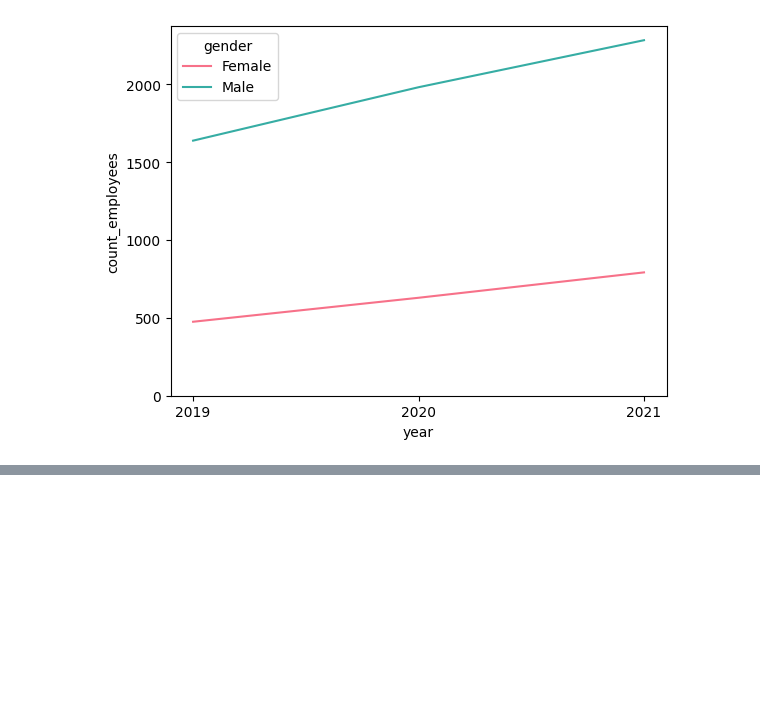
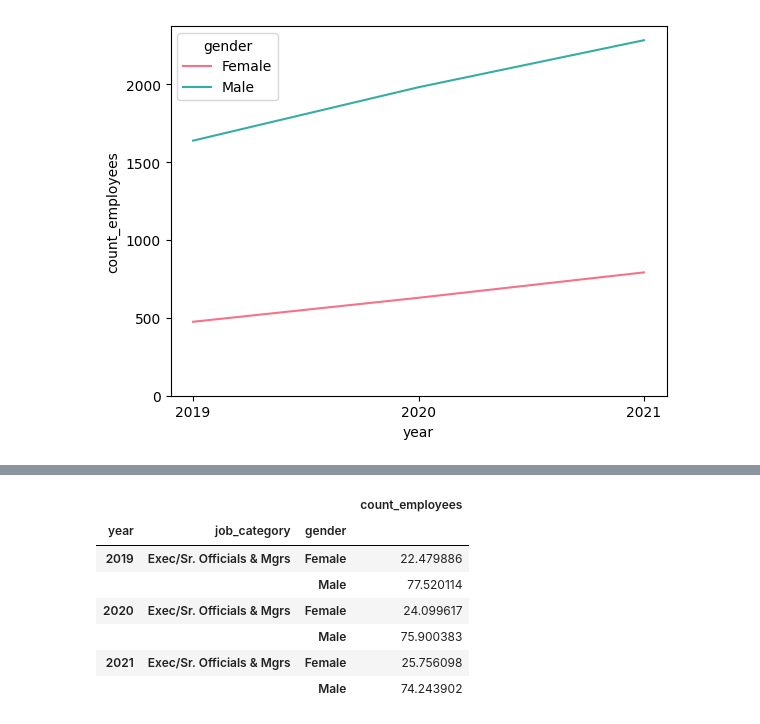
Before and after one commit to theLP100/dataVisualizations, a Jupyter notebook: Visualizations.ipynb, the cells around one changed output, grey strips where cells are left out. Drawn from its saved outputs; the diff is of its cells as text; code cells hidden in the pictures; blank space fills up the shorter version.

```diff
--- a/Visualizations.ipynb
+++ b/Visualizations.ipynb
@@ -86,0 +82,13 @@ plot1.set(xticks=[2019, 2020, 2021])
+# %%
+perc_qry = dbl_qry_amz.groupby(level = 0, group_keys = False).apply(lambda x:100 * x /float(x.sum()))
+
+perc_qry
+# %% [output]
+|  |  |  | count_employees |
+| year | job_category | gender |  |
+| 2019 | Exec/Sr. Officials & Mgrs | Female | 22.479886 |
+|  |  | Male | 77.520114 |
+| 2020 | Exec/Sr. Officials & Mgrs | Female | 24.099617 |
+|  |  | Male | 75.900383 |
+| 2021 | Exec/Sr. Officials & Mgrs | Female | 25.756098 |
+|  |  | Male | 74.243902 |
```
Also changed, not shown: parts of 5 cells of this notebook.
